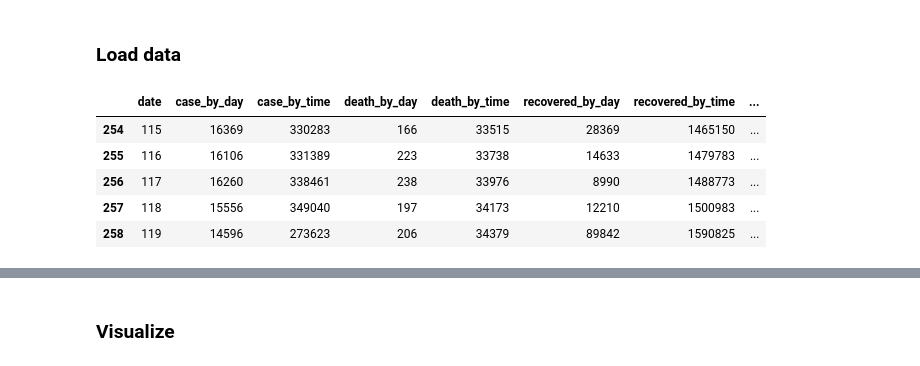
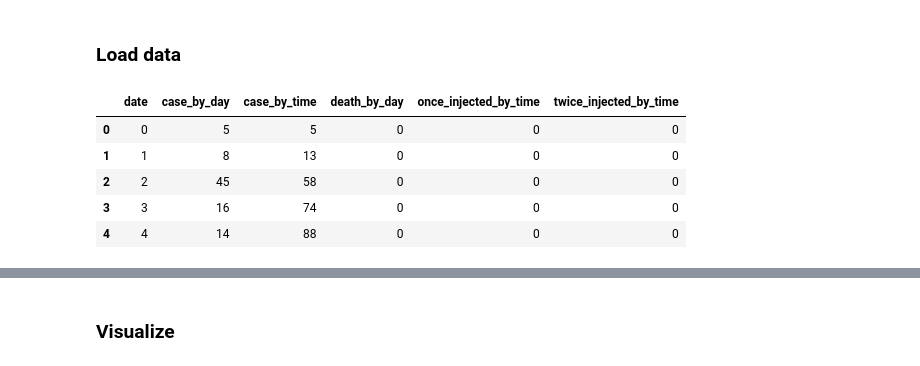
Before and after one commit to zero-nnkn/vietnam-covid19-prediction, a Jupyter notebook: model.ipynb, the cells around one changed output, grey strips where cells are left out. Cells and saved outputs as stored; diff of their text form; code cells hidden in the pictures.

```diff
--- a/model.ipynb
+++ b/model.ipynb
@@ -18,6 +25,13 @@ RED_LIGHT = str('#FF3333')
 DATA_DIR = 'data'
 # %%
 data_df = pd.read_csv(os.path.join(DATA_DIR, 'covid_data.csv'))
-                  #usecols=['date','case_by_day', 'case_by_time', 'death_by_day', 'death_by_time', 'recovered_by_time'])
-data_df['case_by_time'] = data_df['case_by_time'] - data_df['recovered_by_time'] - data_df['death_by_time']
+
+data_df.head()
+# %% [output]
+|  | date | case_by_day | case_by_time | death_by_day | once_injected_by_time | twice_injected_by_time |
+| 0 | 0 | 5 | 5 | 0 | 0 | 0 |
+| 1 | 1 | 8 | 13 | 0 | 0 | 0 |
+| 2 | 2 | 45 | 58 | 0 | 0 | 0 |
+| 3 | 3 | 16 | 74 | 0 | 0 | 0 |
+| 4 | 4 | 14 | 88 | 0 | 0 | 0 |
 # %%
@@ -26,9 +41,0 @@ data_df['date'] -= 139
-# %%
-data_df.tail()
-# %% [output]
-|  | date | case_by_day | case_by_time | death_by_day | death_by_time | recovered_by_day | recovered_by_time | ... |
-| 254 | 115 | 16369 | 330283 | 166 | 33515 | 28369 | 1465150 | ... |
-| 255 | 116 | 16106 | 331389 | 223 | 33738 | 14633 | 1479783 | ... |
-| 256 | 117 | 16260 | 338461 | 238 | 33976 | 8990 | 1488773 | ... |
-| 257 | 118 | 15556 | 349040 | 197 | 34173 | 12210 | 1500983 | ... |
-| 258 | 119 | 14596 | 273623 | 206 | 34379 | 89842 | 1590825 | ... |
```
Also changed, not shown: parts of 24 cells of this notebook, 10 other files.
